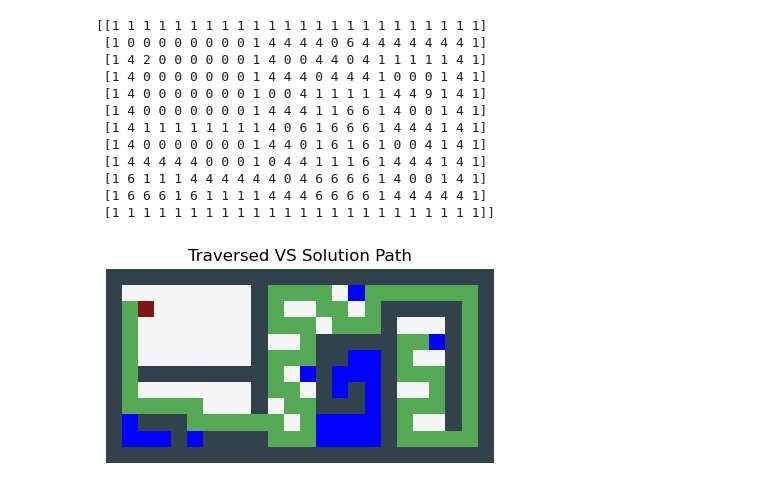
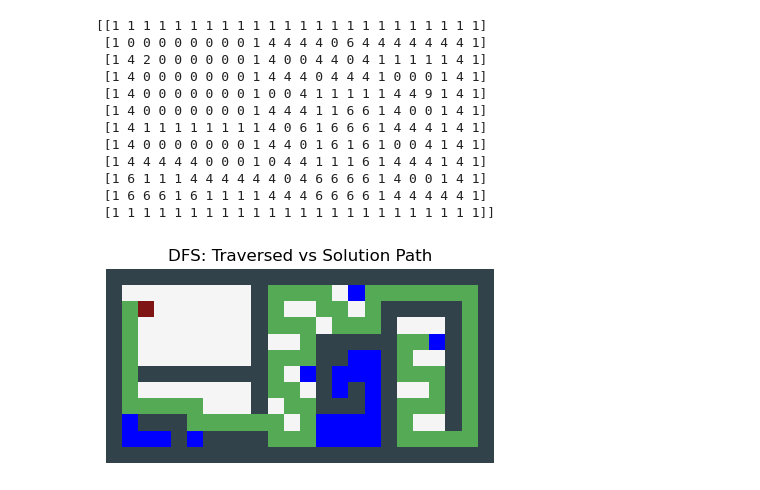
Before and after one commit to Seecougsy/Search-Algorithms, a Jupyter notebook: Combined_BFS_DFS_Implementation.ipynb, the cells around one changed output. Saved outputs shown, nothing was run; the diff lists cells and outputs as text; code cells hidden in the pictures.

```diff
--- a/Combined_BFS_DFS_Implementation.ipynb
+++ b/Combined_BFS_DFS_Implementation.ipynb
@@ -250,7 +250,7 @@ print(dfs_updated)
  [1 6 6 6 1 6 1 1 1 1 4 4 4 6 6 6 6 1 4 4 4 4 4 1]
  [1 1 1 1 1 1 1 1 1 1 1 1 1 1 1 1 1 1 1 1 1 1 1 1]]
 # %%
-plot_maze(dfs_updated, "Traversed VS Solution Path")
+plot_maze(dfs_updated, "DFS: Traversed vs Solution Path")
 #plot = plot_path(a3_maze, a3_maze_start, a3_maze_goal_point, bfs_solution_path, bfs_traversed)
 # %% [output]
-[figure, old version]
+[figure, new version]
```
Also changed, not shown: parts of 1 cell of this notebook.
